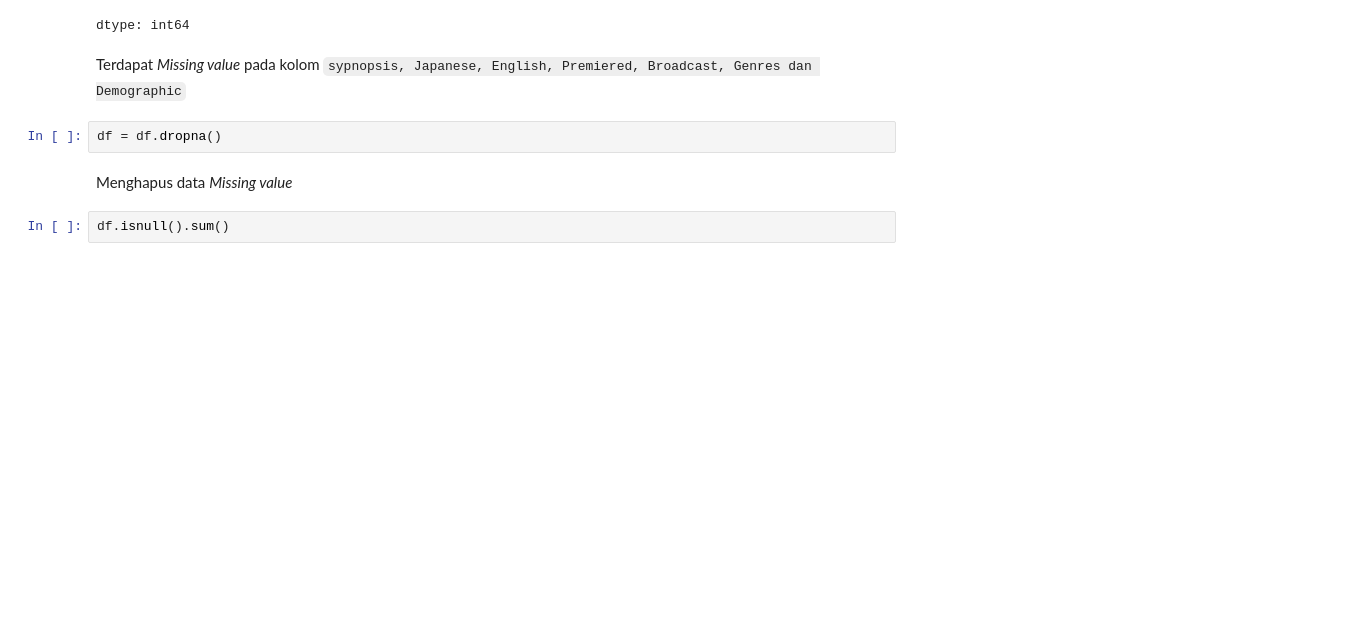
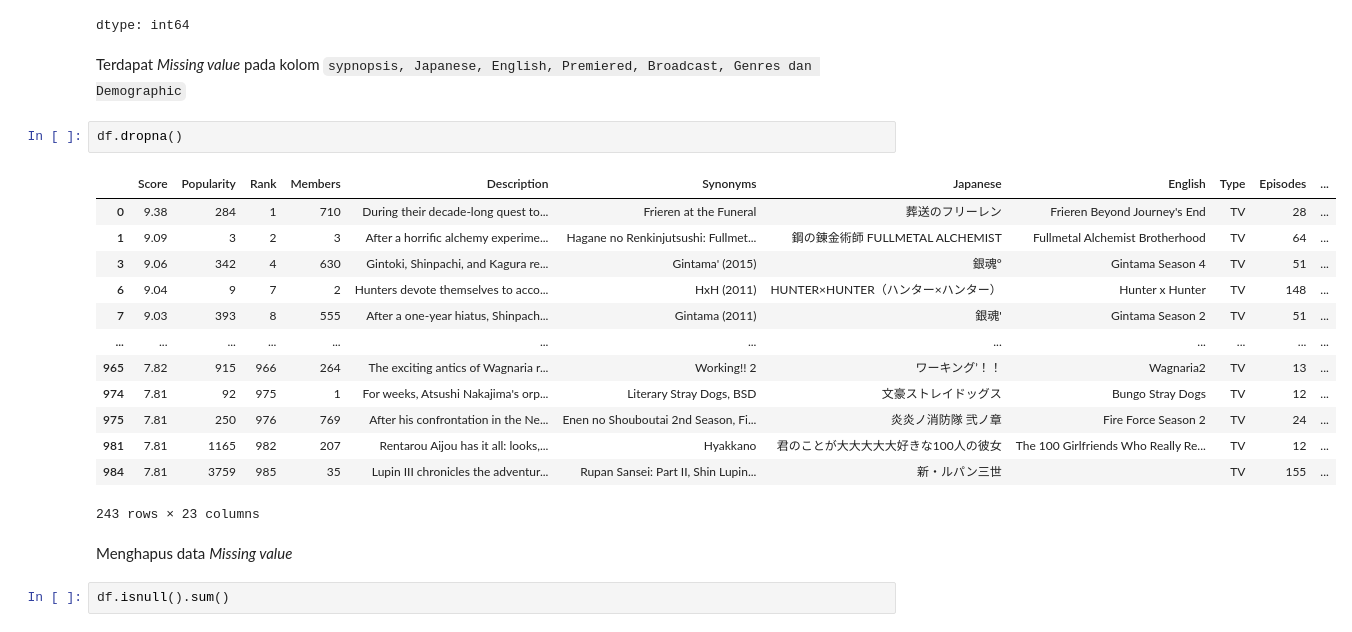
Before and after one commit to habbazettt/SMLT_Recommendation, a Jupyter notebook: Submission_MLT_Hubbal.ipynb, the cells around one changed output. Saved outputs shown, nothing was run; the diff lists cells and outputs as text; blank space fills up the shorter version.

```diff
--- a/Submission_MLT_Hubbal.ipynb
+++ b/Submission_MLT_Hubbal.ipynb
@@ -455,7 +411,21 @@ dtype: int64
 # %% [markdown]
 Terdapat *Missing value* pada kolom `sypnopsis, Japanese, English, Premiered, Broadcast, Genres dan Demographic`
 # %%
-df = df.dropna()
+df.dropna()
+# %% [output]
+|  | Score | Popularity | Rank | Members | Description | Synonyms | Japanese | English | Type | Episodes | ... |
+| 0 | 9.38 | 284 | 1 | 710 | During their decade-long quest to... | Frieren at the Funeral | 葬送のフリーレン | Frieren Beyond Journey's End | TV | 28 | ... |
+| 1 | 9.09 | 3 | 2 | 3 | After a horrific alchemy experime... | Hagane no Renkinjutsushi: Fullmet... | 鋼の錬金術師 FULLMETAL ALCHEMIST | Fullmetal Alchemist Brotherhood | TV | 64 | ... |
+| 3 | 9.06 | 342 | 4 | 630 | Gintoki, Shinpachi, and Kagura re... | Gintama' (2015) | 銀魂° | Gintama Season 4 | TV | 51 | ... |
+| 6 | 9.04 | 9 | 7 | 2 | Hunters devote themselves to acco... | HxH (2011) | HUNTER×HUNTER（ハンター×ハンター） | Hunter x Hunter | TV | 148 | ... |
+| 7 | 9.03 | 393 | 8 | 555 | After a one-year hiatus, Shinpach... | Gintama (2011) | 銀魂' | Gintama Season 2 | TV | 51 | ... |
+| ... | ... | ... | ... | ... | ... | ... | ... | ... | ... | ... | ... |
+| 965 | 7.82 | 915 | 966 | 264 | The exciting antics of Wagnaria r... | Working!! 2 | ワーキング’！！ | Wagnaria2 | TV | 13 | ... |
+| 974 | 7.81 | 92 | 975 | 1 | For weeks, Atsushi Nakajima's orp... | Literary Stray Dogs, BSD | 文豪ストレイドッグス | Bungo Stray Dogs | TV | 12 | ... |
+| 975 | 7.81 | 250 | 976 | 769 | After his confrontation in the Ne... | Enen no Shouboutai 2nd Season, Fi... | 炎炎ノ消防隊 弐ノ章 | Fire Force Season 2 | TV | 24 | ... |
+| 981 | 7.81 | 1165 | 982 | 207 | Rentarou Aijou has it all: looks,... | Hyakkano | 君のことが大大大大大好きな100人の彼女 | The 100 Girlfriends Who Really Re... | TV | 12 | ... |
+| 984 | 7.81 | 3759 | 985 | 35 | Lupin III chronicles the adventur... | Rupan Sansei: Part II, Shin Lupin... | 新・ルパン三世 |  | TV | 155 | ... |
+243 rows × 23 columns
 # %% [markdown]
 Menghapus data *Missing value*
 # %%
```
Also changed, not shown: parts of 57 cells of this notebook, 2 other files.
